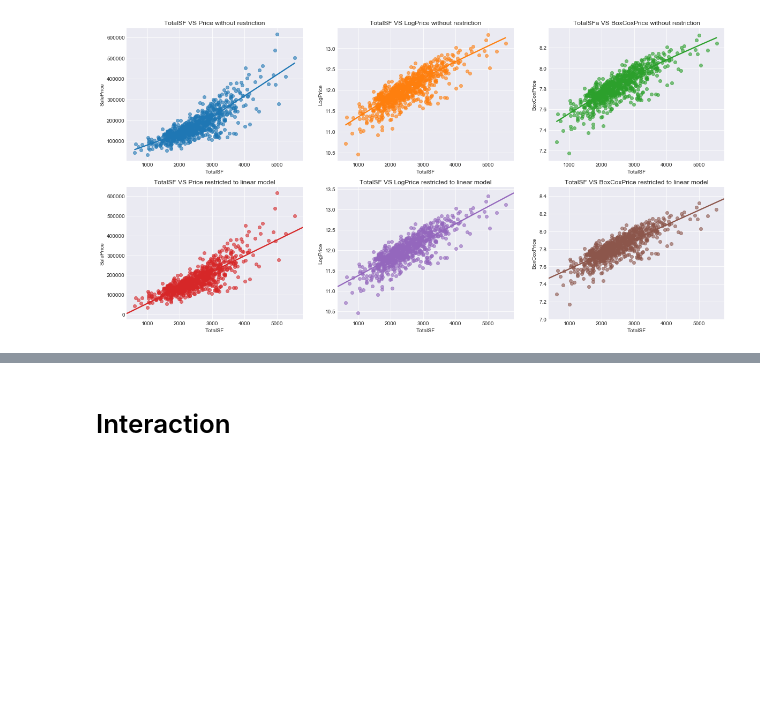
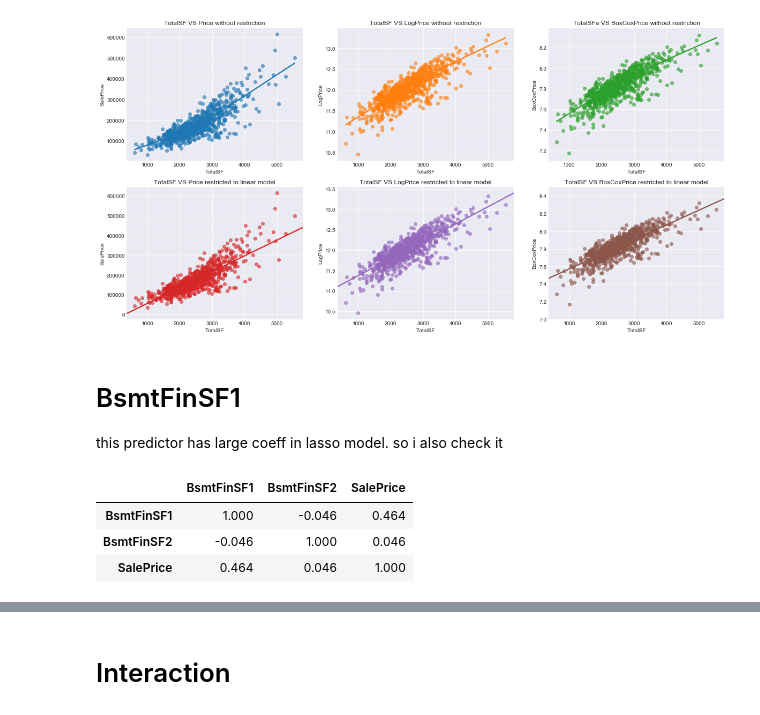
Before and after one commit to chyl9109/QBUS2820ProjctOne, a Jupyter notebook: FeatureEngineeringByYiran.ipynb, the cells around one changed output, grey strips where cells are left out. Cells and saved outputs as stored; diff of their text form; code cells hidden in the pictures; blank space fills up the shorter version.

```diff
--- a/FeatureEngineeringByYiran.ipynb
+++ b/FeatureEngineeringByYiran.ipynb
@@ -570,3 +570,16 @@ ax[1,2].set_ylim(7,8.5)
 plt.show()
 # %% [output]
 [figure]
+# %% [markdown]
+# BsmtFinSF1
+
+this predictor has  large coeff in lasso model. so i also check it
+# %%
+Variables=['BsmtFinSF1','BsmtFinSF2','SalePrice']
+table1_3=train[Variables].corr()
+table1_3
+# %% [output]
+|  | BsmtFinSF1 | BsmtFinSF2 | SalePrice |
+| BsmtFinSF1 | 1.000 | -0.046 | 0.464 |
+| BsmtFinSF2 | -0.046 | 1.000 | 0.046 |
+| SalePrice | 0.464 | 0.046 | 1.000 |
```
Also changed, not shown: parts of 5 cells of this notebook.
